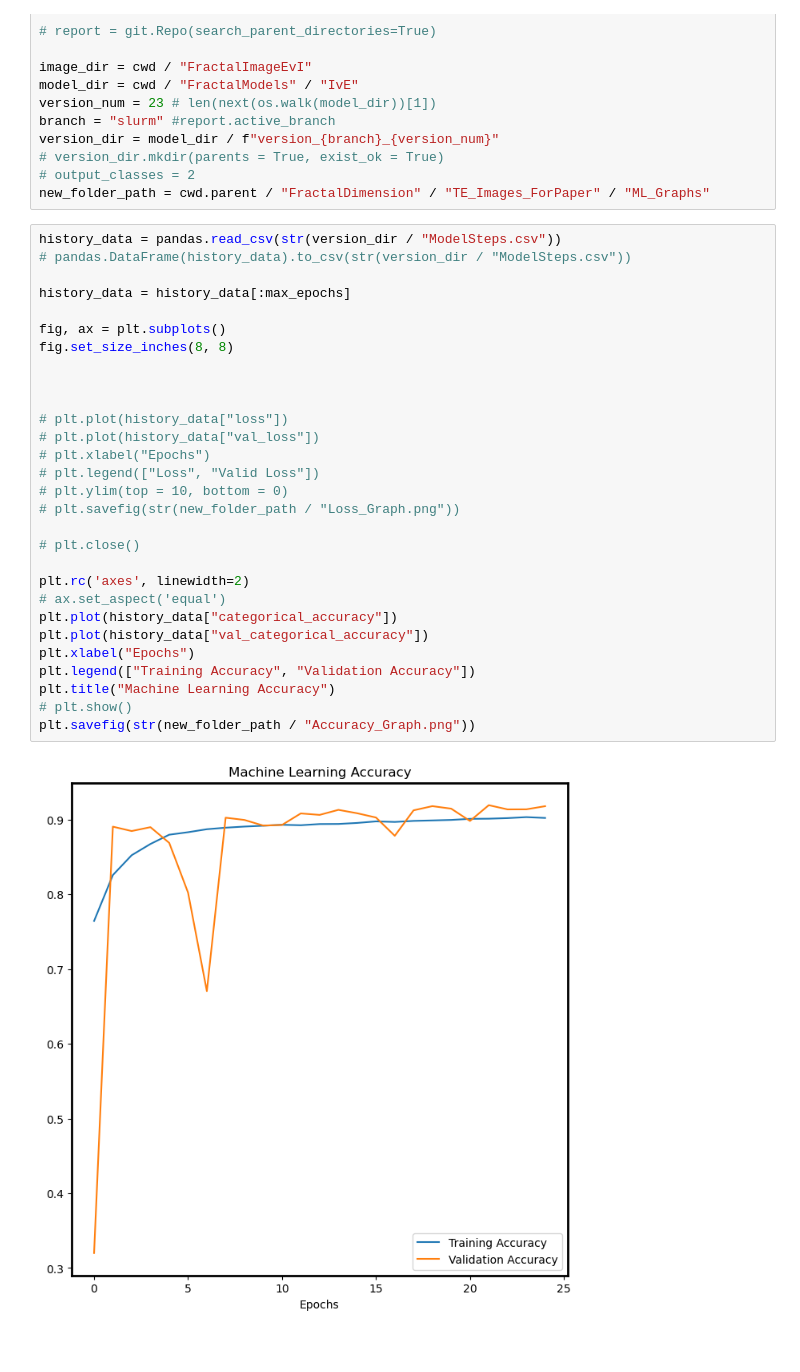
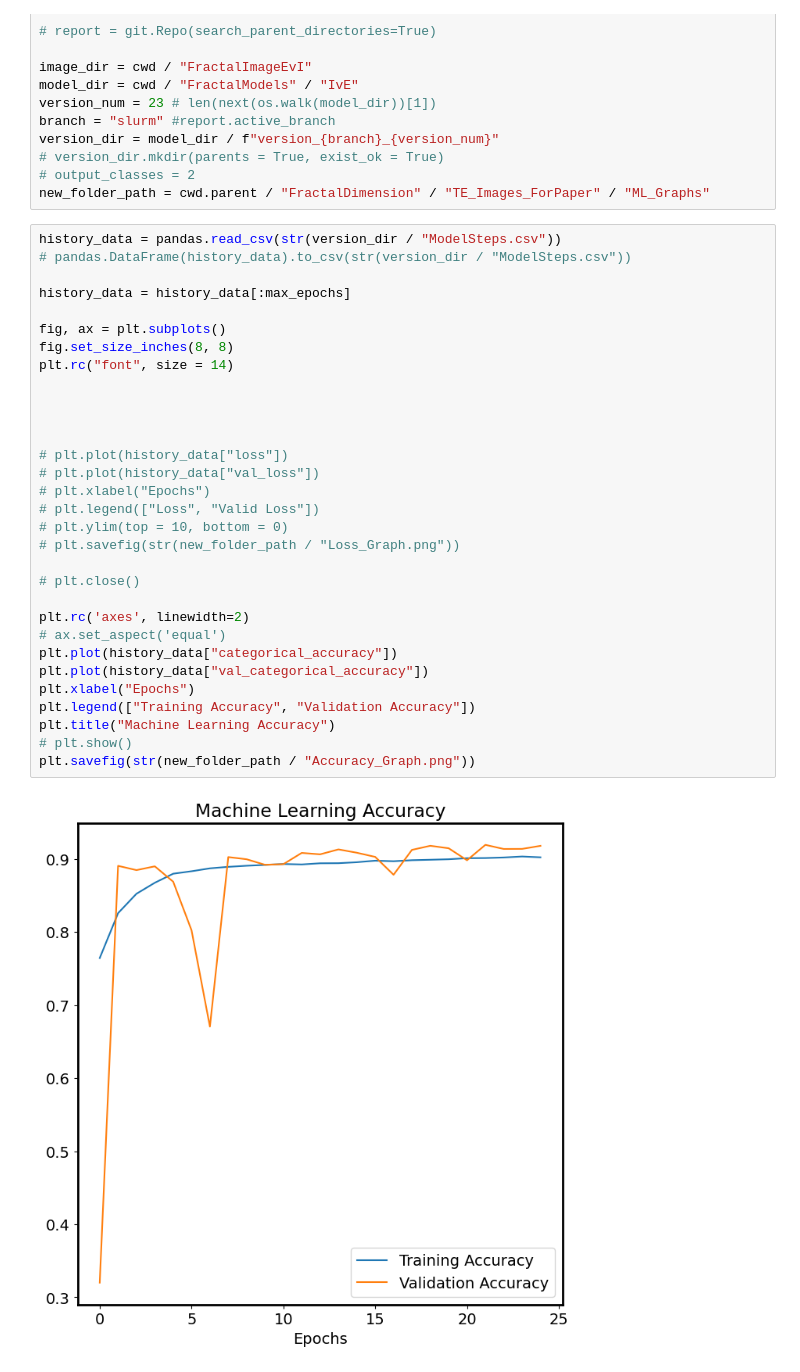
Before and after one commit to ZefCo/Thesis, a Jupyter notebook: ML/MissingPlots.ipynb, the cells around one changed output. Cells and saved outputs as stored; diff of their text form.

Commit message:
Most of the figures should be fine now

```diff
--- a/ML/MissingPlots.ipynb
+++ b/ML/MissingPlots.ipynb
@@ -47,31 +47,33 @@ new_folder_path = cwd.parent / "FractalDimension" / "TE_Images_ForPaper" / "ML_G
 # %%
 history_data = pandas.read_csv(str(version_dir / "ModelSteps.csv"))
 # pandas.DataFrame(history_data).to_csv(str(version_dir / "ModelSteps.csv"))
 
 history_data = history_data[:max_epochs]
 
 fig, ax = plt.subplots()
 fig.set_size_inches(8, 8)
+plt.rc("font", size = 14)
+
 
 
 
 # plt.plot(history_data["loss"])
 # plt.plot(history_data["val_loss"])
 # plt.xlabel("Epochs")
 # plt.legend(["Loss", "Valid Loss"])
 # plt.ylim(top = 10, bottom = 0)
 # plt.savefig(str(new_folder_path / "Loss_Graph.png"))
 
 # plt.close()
 
 plt.rc('axes', linewidth=2)
 # ax.set_aspect('equal')
 plt.plot(history_data["categorical_accuracy"])
 plt.plot(history_data["val_categorical_accuracy"])
 plt.xlabel("Epochs")
 plt.legend(["Training Accuracy", "Validation Accuracy"])
 plt.title("Machine Learning Accuracy")
 # plt.show()
 plt.savefig(str(new_folder_path / "Accuracy_Graph.png"))
 # %% [output]
-[figure, old version]
+[figure, new version]
```
Also changed, not shown: 17 other files.
